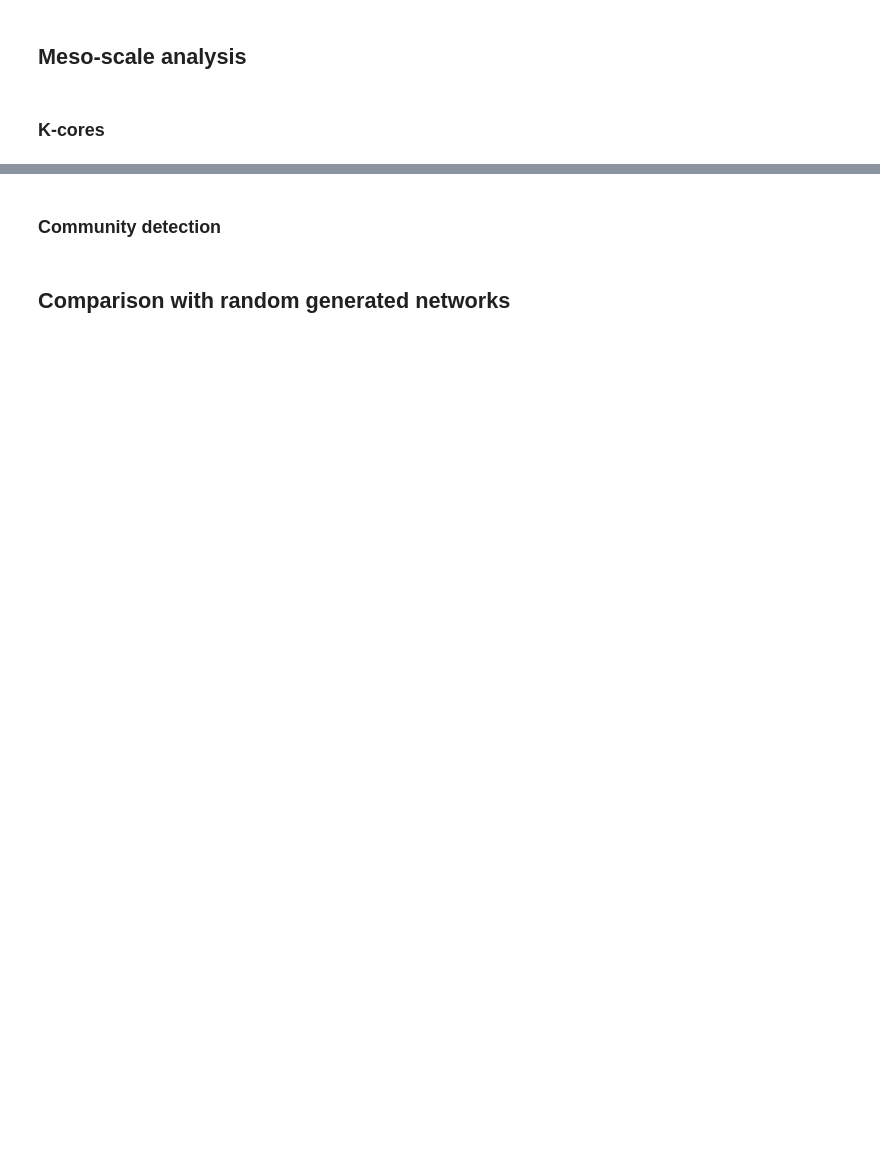
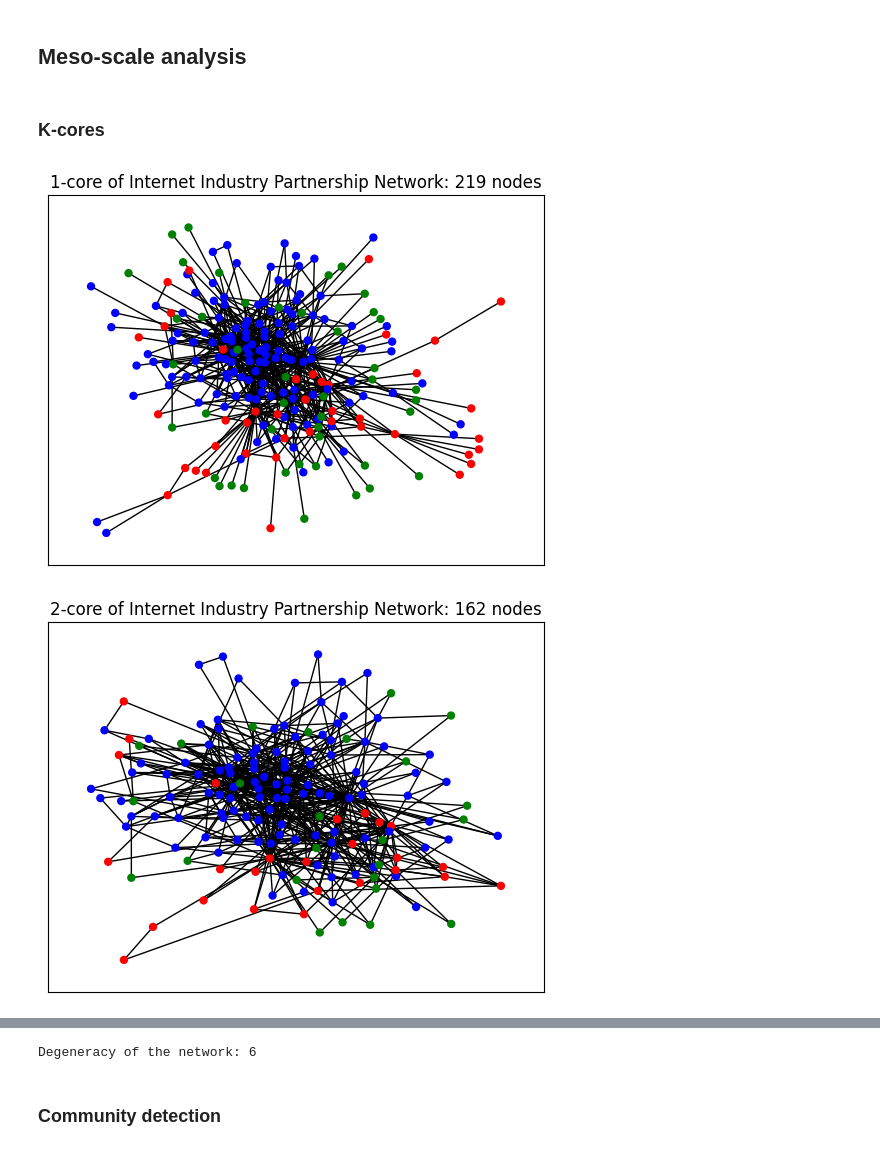
Before and after one commit to rik1599/advanced-data-science-2023, a Jupyter notebook: internet-industry-partnerships/internet-industry.partnership.ipynb, the cells around one changed output, grey strips where cells are left out. Cells and saved outputs as stored; diff of their text form; code cells hidden in the pictures; blank space fills up the shorter version.

```diff
--- a/internet-industry-partnerships/internet-industry.partnership.ipynb
+++ b/internet-industry-partnerships/internet-industry.partnership.ipynb
@@ -501,3 +515,34 @@ print(np.corrcoef(x,y)[0,1])
 ## Meso-scale analysis
 # %% [markdown]
 ### K-cores
+# %%
+def k_core(G: nx.Graph, k):
+    to_remove = [node for node, degree in G.degree() if degree < k]
+    if len(to_remove) == 0:
+        return G
+    G.remove_nodes_from(to_remove)
+    return k_core(G, k)
+
+def degeneracy(G: nx.Graph):
+    k = 1
+    H = G.copy()
+    while True:
+        H = k_core(H, k)
+        if H.number_of_nodes() == 0:
+            break
+
+        plt.title(f'{k}-core of Internet Industry Partnership Network: {H.number_of_nodes()} nodes')
+        nx.draw_networkx(H, pos=nx.spring_layout(G, seed=seed),
+            with_labels=False,
+            node_size=25,
+            node_color=[node_colors[H.nodes[n]['type']-1] for n in H.nodes],
+        )
+        plt.show()
+
+        k += 1
+    return k - 1
+
+print('Degeneracy of the network:', degeneracy(G))
+# %% [output]
+[figure, added]
+[figure, added]
@@ -504,4 +553,3 @@ print(np.corrcoef(x,y)[0,1])
+Degeneracy of the network: 6
 # %% [markdown]
 ### Community detection
-# %% [markdown]
-## Comparison with random generated networks
```
Also changed, not shown: parts of 16 cells of this notebook.
